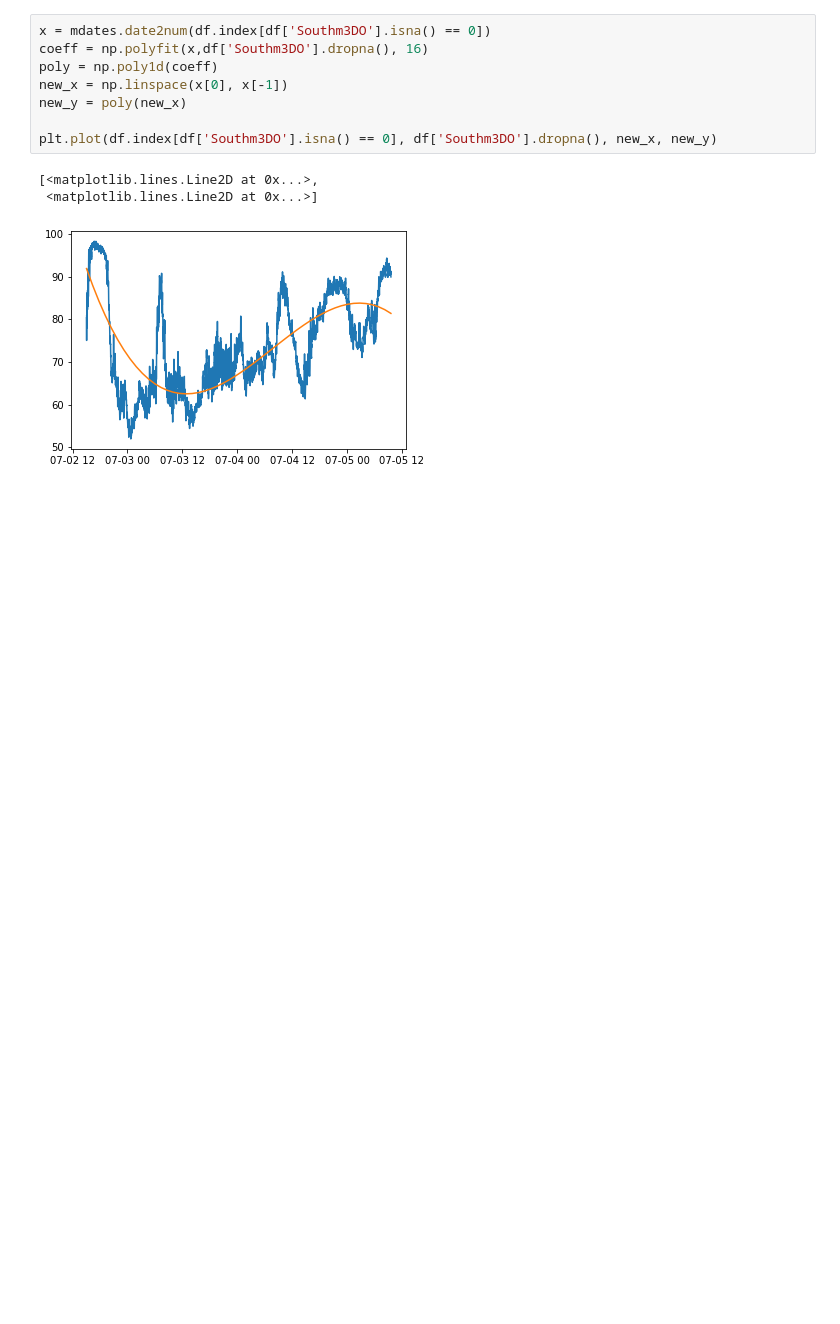
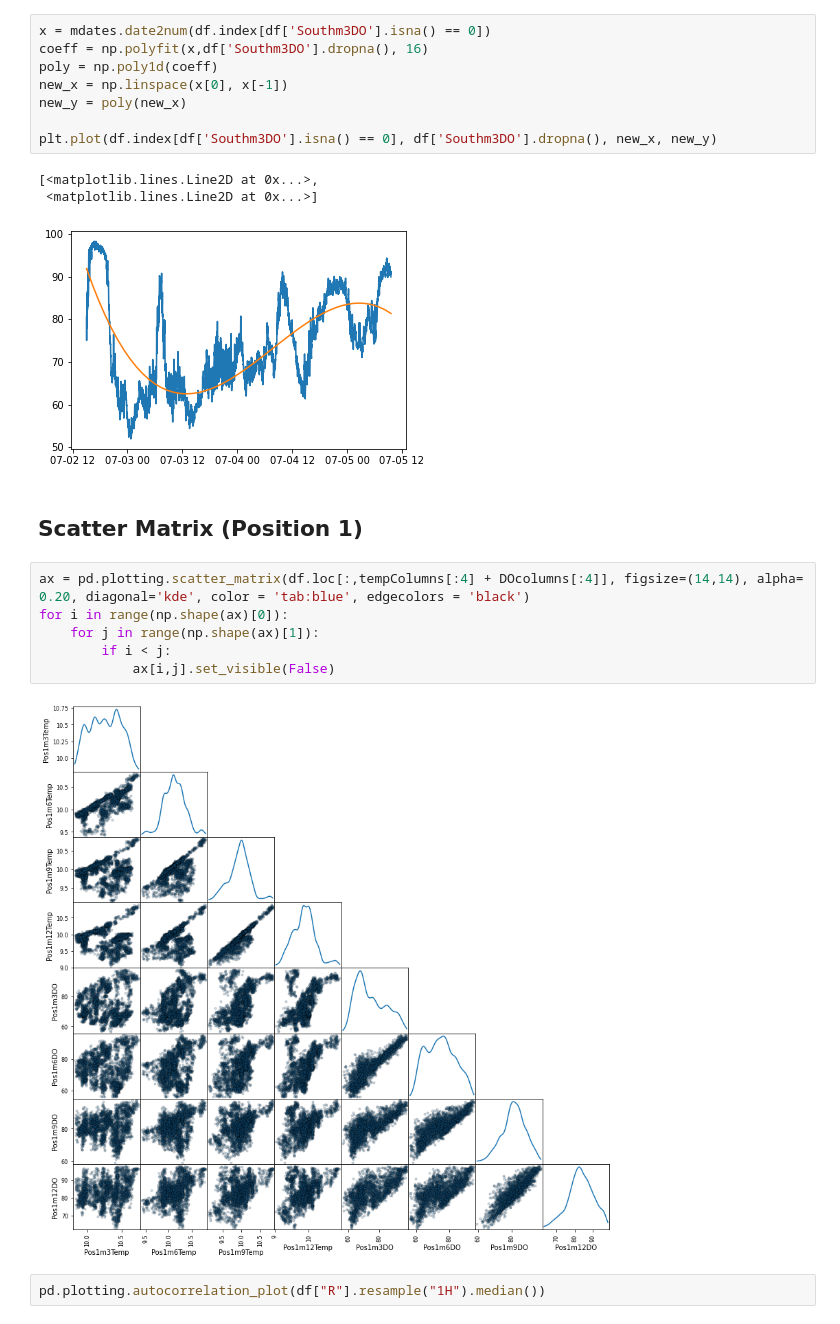
Before and after one commit to larsmmo/Master, a Jupyter notebook: src/visualization.ipynb, the cells around one changed output. Cells and saved outputs as stored; diff of their text form; blank space fills up the shorter version.

```diff
--- a/src/visualization.ipynb
+++ b/src/visualization.ipynb
@@ -241,3 +241,15 @@ plt.plot(df.index[df['Southm3DO'].isna() == 0], df['Southm3DO'].dropna(), new_x,
 [<matplotlib.lines.Line2D at 0x...>,
  <matplotlib.lines.Line2D at 0x...>]
 [figure]
+# %% [markdown]
+## Scatter Matrix (Position 1)
+# %%
+ax = pd.plotting.scatter_matrix(df.loc[:,tempColumns[:4] + DOcolumns[:4]], figsize=(14,14), alpha= 0.20, diagonal='kde', color = 'tab:blue', edgecolors = 'black')
+for i in range(np.shape(ax)[0]):
+    for j in range(np.shape(ax)[1]):
+        if i < j:
+            ax[i,j].set_visible(False)
+# %% [output]
+[figure, added]
+# %%
+pd.plotting.autocorrelation_plot(df["R"].resample("1H").median())
```
